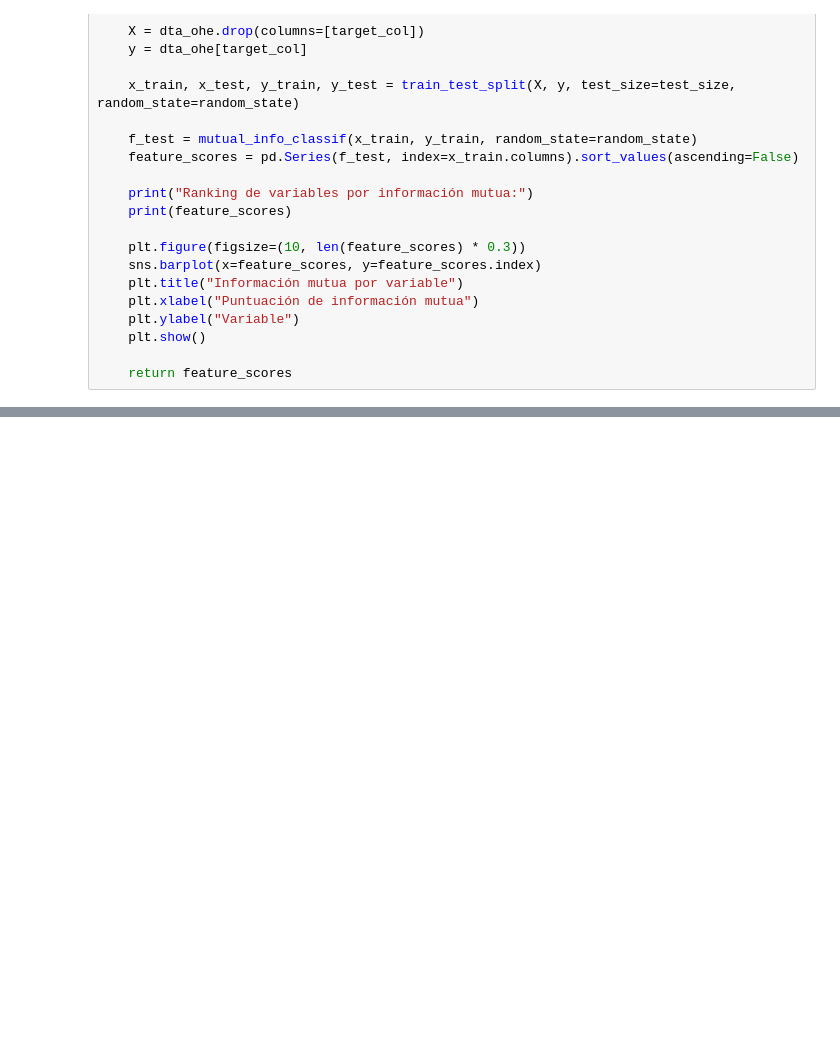
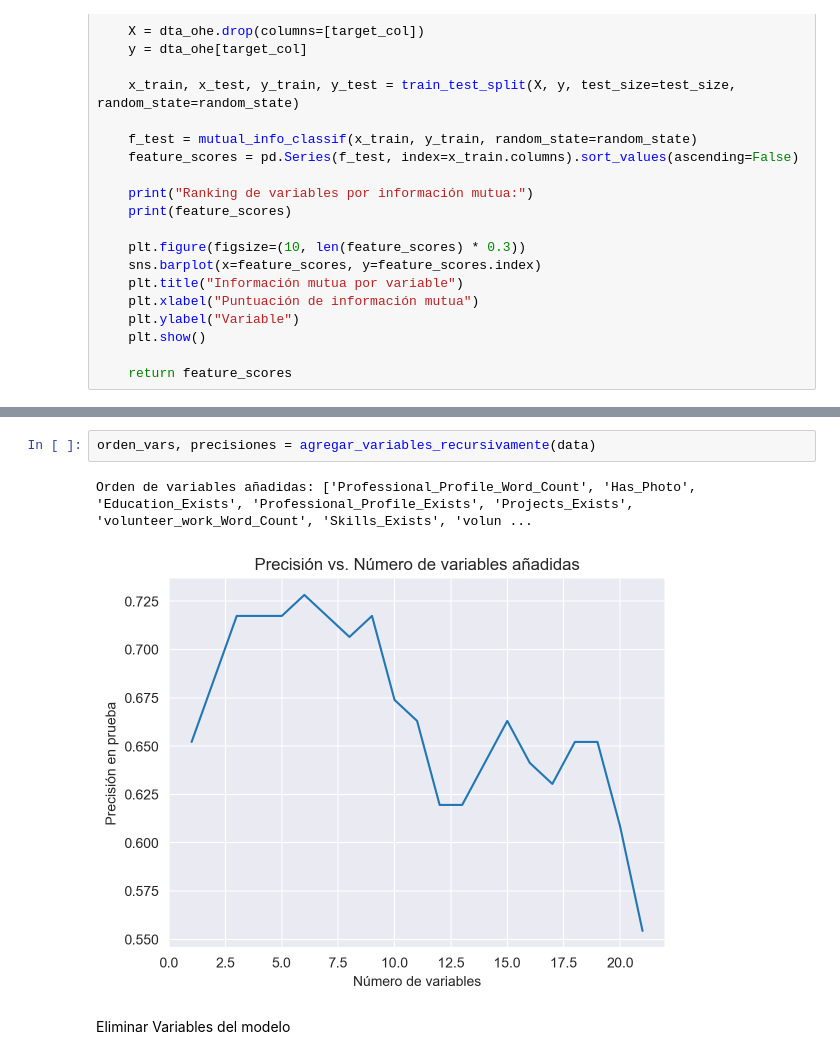
Before and after one commit to mastervecino/ProyectoFinalMaestria, a Jupyter notebook: Modelado base CVs.ipynb, the cells around one changed output, grey strips where cells are left out. Saved outputs shown, nothing was run; the diff lists cells and outputs as text; blank space fills up the shorter version.

```diff
--- a/Modelado base CVs.ipynb
+++ b/Modelado base CVs.ipynb
@@ -217,0 +362,7 @@ dtype: float64
+# %%
+orden_vars, precisiones = agregar_variables_recursivamente(data)
+# %% [output]
+Orden de variables añadidas: ['Professional_Profile_Word_Count', 'Has_Photo', 'Education_Exists', 'Professional_Profile_Exists', 'Projects_Exists', 'volunteer_work_Word_Count', 'Skills_Exists', 'volun ...
+[figure, added]
+# %% [markdown]
+Eliminar Variables del modelo
```
Also changed, not shown: parts of 13 cells of this notebook, 3 other files.
